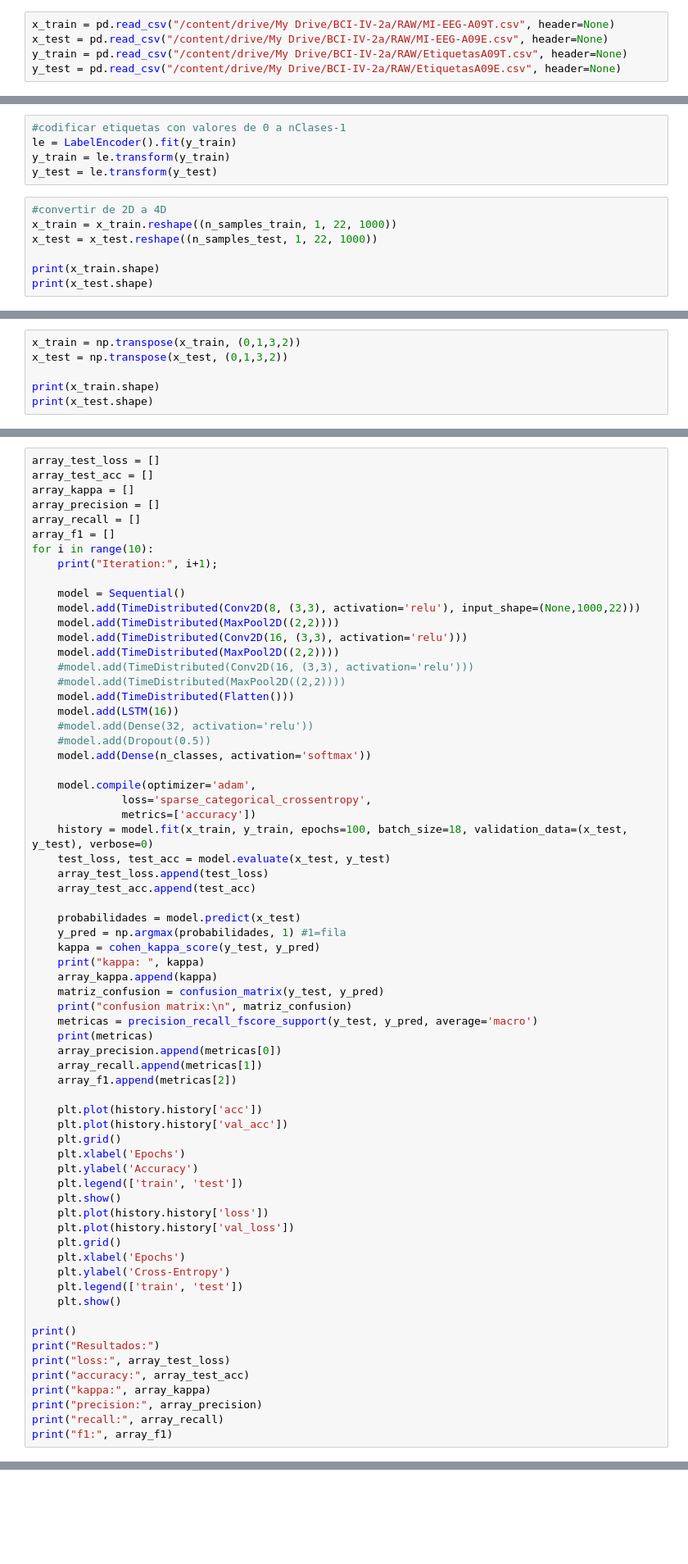
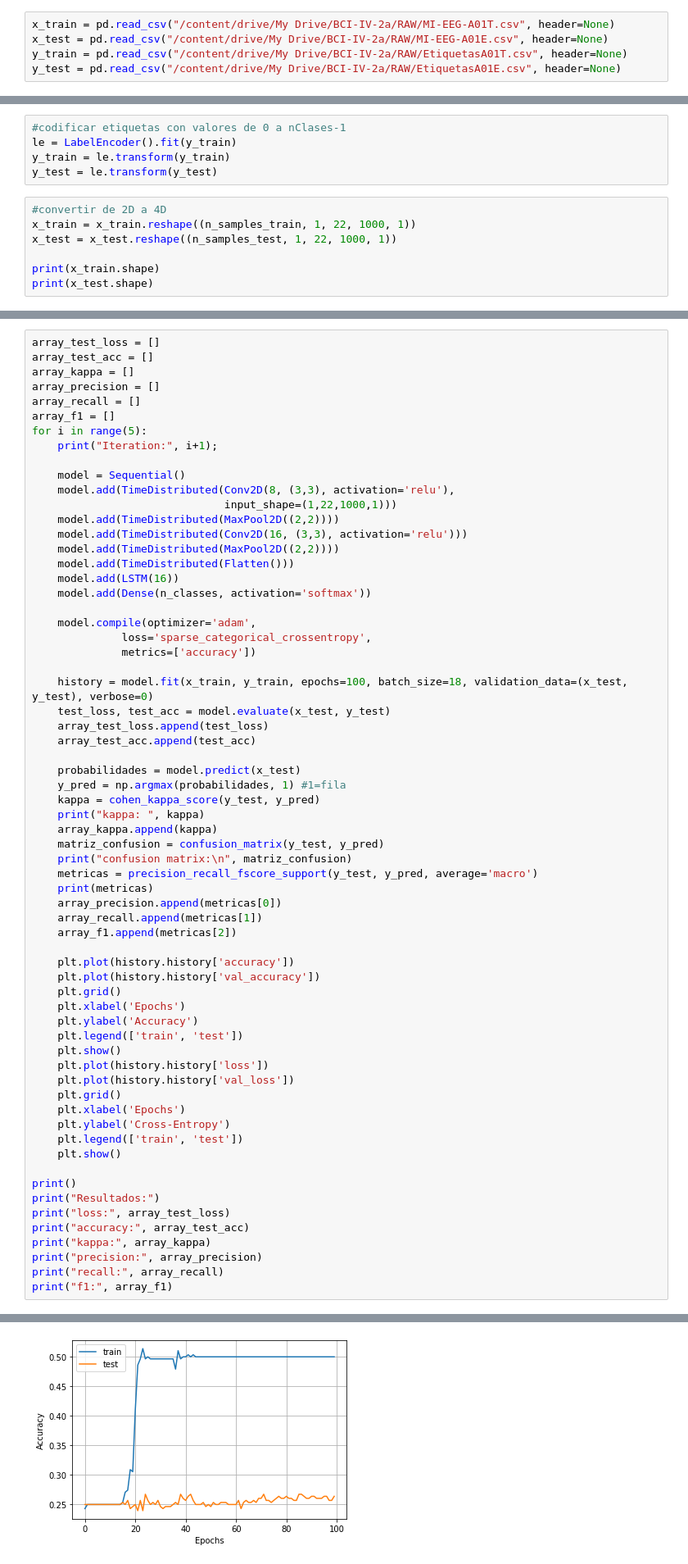
Before and after one commit to EdgarMoyete/Deep-Learning-BCI-IV-2a, a Jupyter notebook: RAW/CNN-2D-LSTM.ipynb, the cells around one changed output, grey strips where cells are left out. Shown: that part at 82% size. Cells and saved outputs as stored; diff of their text form; blank space fills up the shorter version.

```diff
--- a/RAW/CNN-2D-LSTM.ipynb
+++ b/RAW/CNN-2D-LSTM.ipynb
@@ -25,9 +23,9 @@ from tensorflow.keras.layers import TimeDistributed, Conv2D, MaxPool1D, Flatten,
 from sklearn.metrics import cohen_kappa_score, confusion_matrix, precision_recall_fscore_support
 # %%
-x_train = pd.read_csv("/content/drive/My Drive/BCI-IV-2a/RAW/MI-EEG-A09T.csv", header=None)
-x_test = pd.read_csv("/content/drive/My Drive/BCI-IV-2a/RAW/MI-EEG-A09E.csv", header=None)
-y_train = pd.read_csv("/content/drive/My Drive/BCI-IV-2a/RAW/EtiquetasA09T.csv", header=None)
-y_test = pd.read_csv("/content/drive/My Drive/BCI-IV-2a/RAW/EtiquetasA09E.csv", header=None)
+x_train = pd.read_csv("/content/drive/My Drive/BCI-IV-2a/RAW/MI-EEG-A01T.csv", header=None)
+x_test = pd.read_csv("/content/drive/My Drive/BCI-IV-2a/RAW/MI-EEG-A01E.csv", header=None)
+y_train = pd.read_csv("/content/drive/My Drive/BCI-IV-2a/RAW/EtiquetasA01T.csv", header=None)
+y_test = pd.read_csv("/content/drive/My Drive/BCI-IV-2a/RAW/EtiquetasA01E.csv", header=None)
 # %%
 print(x_train.shape)
 print(x_test.shape)
@@ -65,8 +63,8 @@ y_train = le.transform(y_train)
 y_test = le.transform(y_test)
 # %%
 #convertir de 2D a 4D
-x_train = x_train.reshape((n_samples_train, 1, 22, 1000))
-x_test = x_test.reshape((n_samples_test, 1, 22, 1000))
+x_train = x_train.reshape((n_samples_train, 1, 22, 1000, 1))
+x_test = x_test.reshape((n_samples_test, 1, 22, 1000, 1))
 
 print(x_train.shape)
 print(x_test.shape)
@@ -76,6 +73,0 @@ print(x_test.shape)
-# %%
-x_train = np.transpose(x_train, (0,1,3,2))
-x_test = np.transpose(x_test, (0,1,3,2))
-
-print(x_train.shape)
-print(x_test.shape)
@@ -89,25 +78,23 @@ array_kappa = []
 array_precision = []
 array_recall = []
 array_f1 = []
-for i in range(10):
+for i in range(5):
     print("Iteration:", i+1);
 
     model = Sequential()
-    model.add(TimeDistributed(Conv2D(8, (3,3), activation='relu'), input_shape=(None,1000,22)))
+    model.add(TimeDistributed(Conv2D(8, (3,3), activation='relu'),
+                              input_shape=(1,22,1000,1)))
     model.add(TimeDistributed(MaxPool2D((2,2))))
     model.add(TimeDistributed(Conv2D(16, (3,3), activation='relu')))
     model.add(TimeDistributed(MaxPool2D((2,2))))
-    #model.add(TimeDistributed(Conv2D(16, (3,3), activation='relu')))
-    #model.add(TimeDistributed(MaxPool2D((2,2))))
     model.add(TimeDistributed(Flatten()))
     model.add(LSTM(16))
-    #model.add(Dense(32, activation='relu'))
-    #model.add(Dropout(0.5))
     model.add(Dense(n_classes, activation='softmax'))
 
     model.compile(optimizer='adam',
               loss='sparse_categorical_crossentropy',
               metrics=['accuracy'])
+
     history = model.fit(x_train, y_train, epochs=100, batch_size=18, validation_data=(x_test, y_test), verbose=0)
     test_loss, test_acc = model.evaluate(x_test, y_test)
     array_test_loss.append(test_loss)
@@ -126,8 +113,8 @@ for i in range(10):
     array_recall.append(metricas[1])
     array_f1.append(metricas[2])
 
-    plt.plot(history.history['acc'])
-    plt.plot(history.history['val_acc'])
+    plt.plot(history.history['accuracy'])
+    plt.plot(history.history['val_accuracy'])
     plt.grid()
     plt.xlabel('Epochs')
     plt.ylabel('Accuracy')
@@ -153,0 +149 @@ Iteration: 1
+[figure, added]
```
Also changed, not shown: parts of 7 cells of this notebook, 17 other files.
